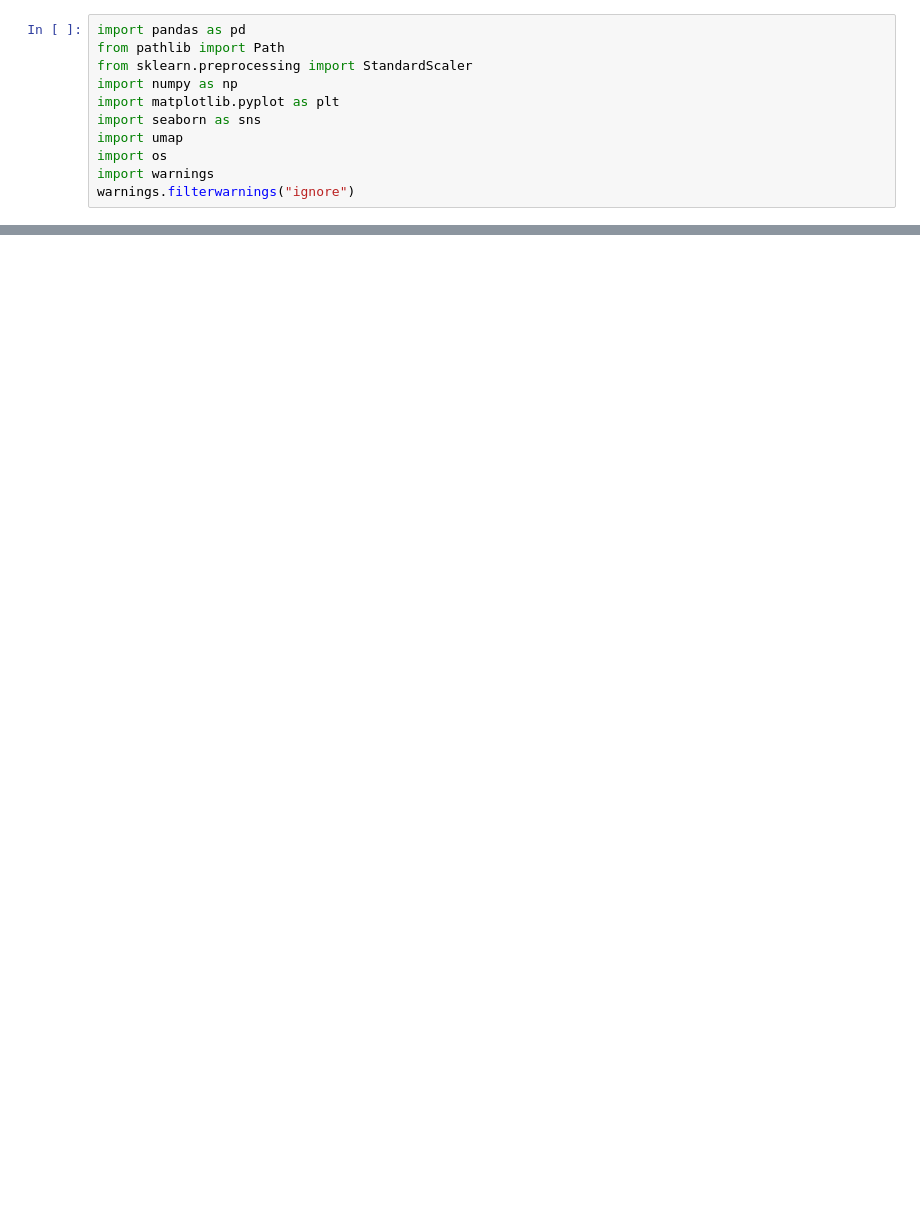
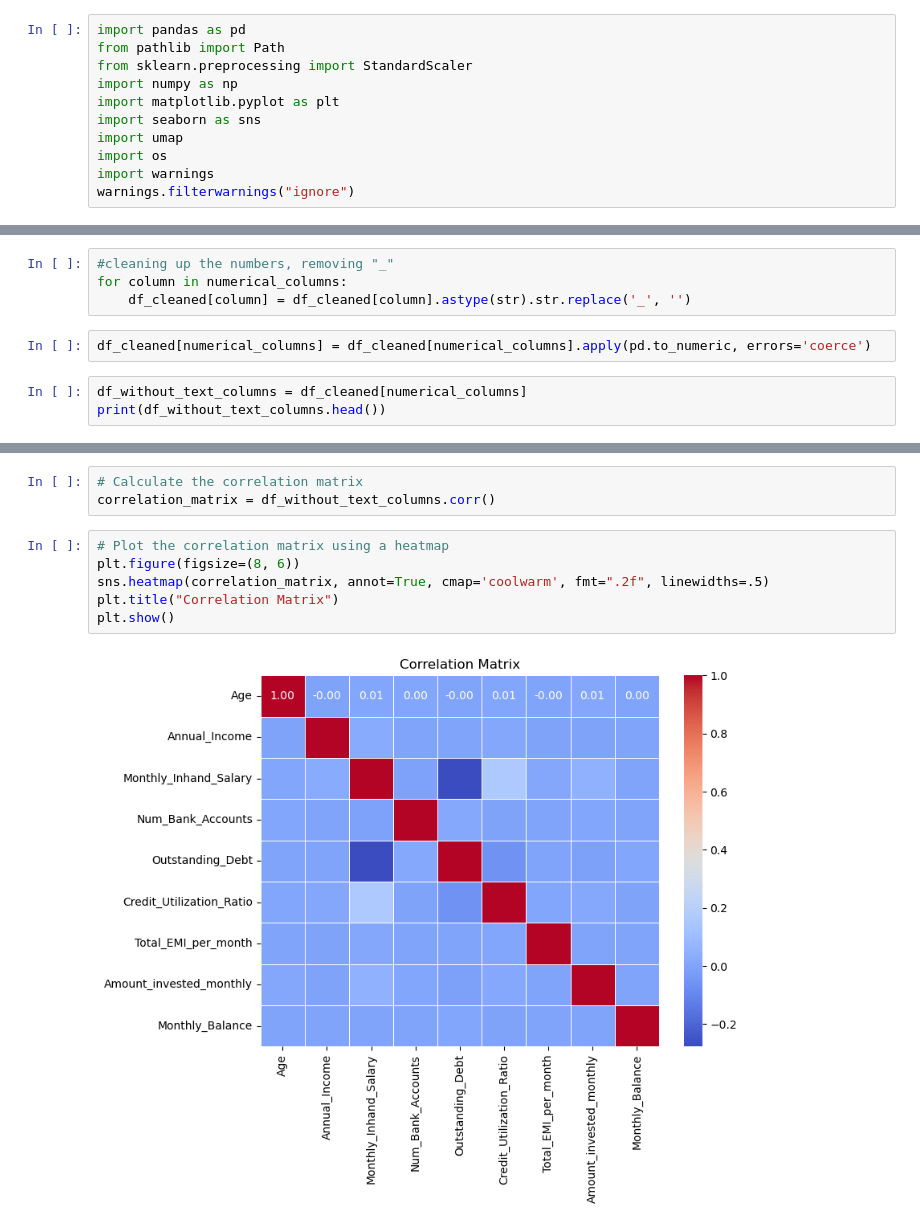
Before and after one commit to hermag/fbxtbilisimeetup, a Jupyter notebook: eda.ipynb, the cells around one changed output, grey strips where cells are left out. Saved outputs shown, nothing was run; the diff lists cells and outputs as text; blank space fills up the shorter version.

```diff
--- a/eda.ipynb
+++ b/eda.ipynb
@@ -58,0 +202,9 @@ NameError: name 'RAW_DATA_PATH' is not defined
+# %%
+#cleaning up the numbers, removing "_"
+for column in numerical_columns:
+    df_cleaned[column] = df_cleaned[column].astype(str).str.replace('_', '')
+# %%
+df_cleaned[numerical_columns] = df_cleaned[numerical_columns].apply(pd.to_numeric, errors='coerce')
+# %%
+df_without_text_columns = df_cleaned[numerical_columns]
+print(df_without_text_columns.head())
@@ -58,0 +232,11 @@ NameError: name 'RAW_DATA_PATH' is not defined
+# %%
+# Calculate the correlation matrix
+correlation_matrix = df_without_text_columns.corr()
+# %%
+# Plot the correlation matrix using a heatmap
+plt.figure(figsize=(8, 6))
+sns.heatmap(correlation_matrix, annot=True, cmap='coolwarm', fmt=".2f", linewidths=.5)
+plt.title("Correlation Matrix")
+plt.show()
+# %% [output]
+[figure, added]
```
Also changed, not shown: parts of 23 cells of this notebook.
